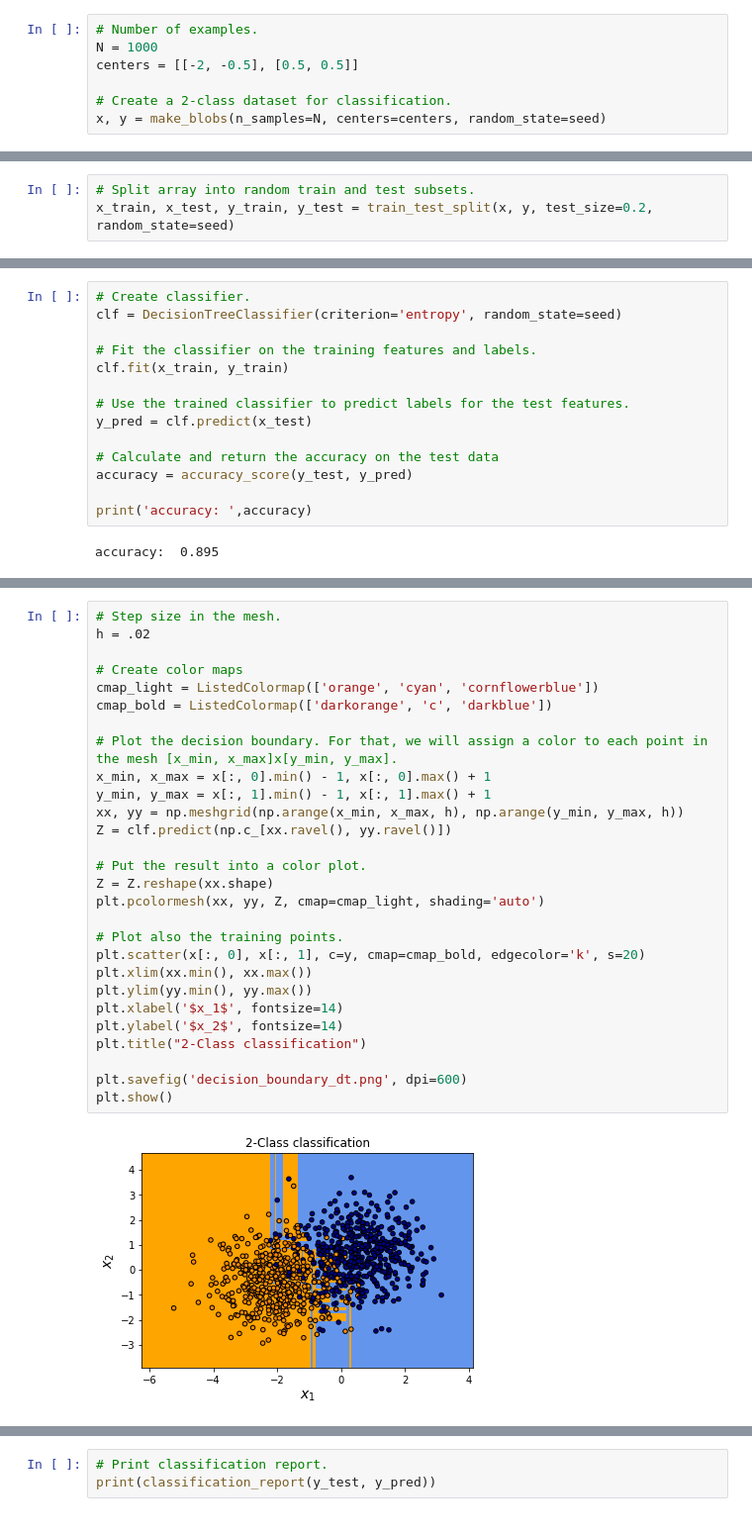
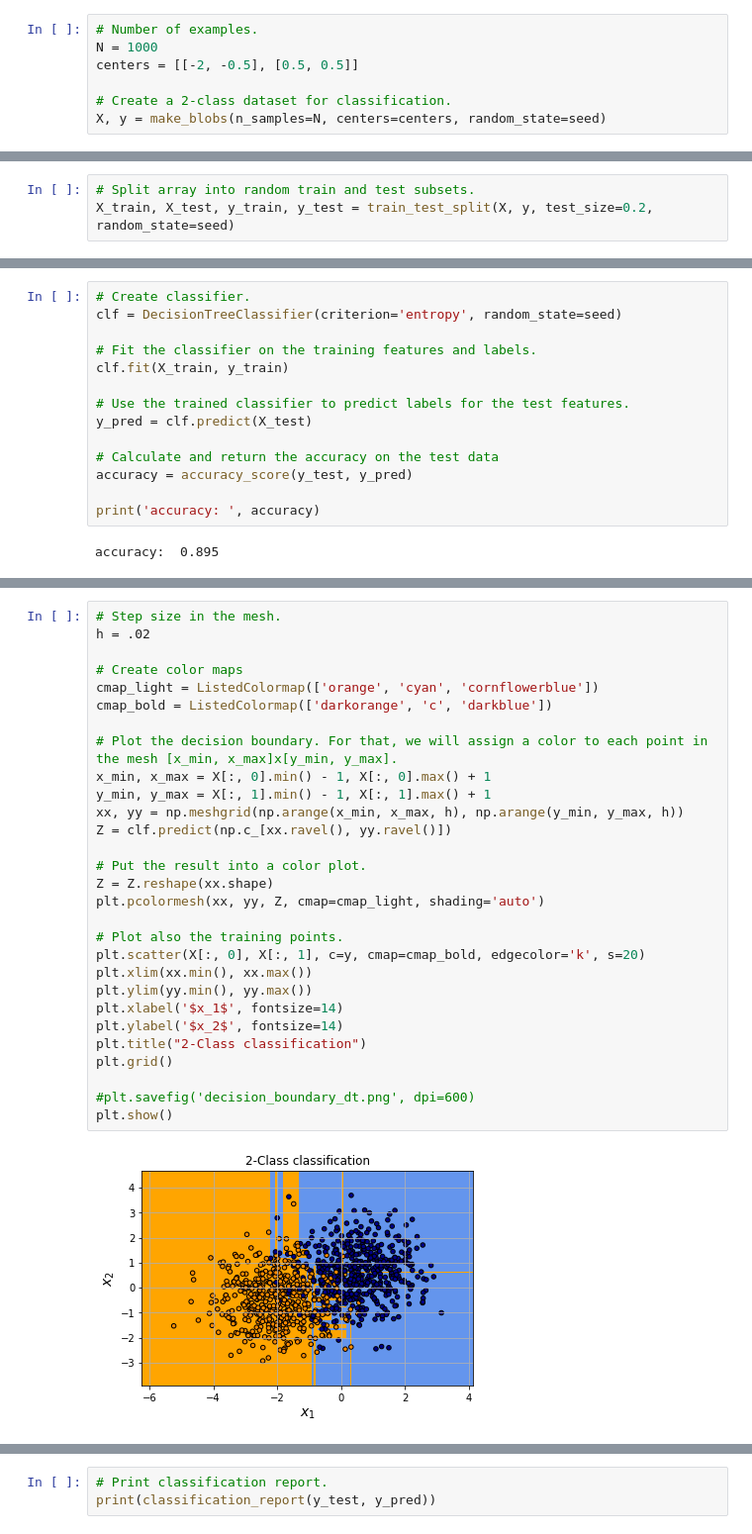
Before and after one commit to zz4fap/tp555-ml, a Jupyter notebook: exemplos/classification/DecisionTrees/DTTwoOverlappingClassesClassification.ipynb, the cells around one changed output, grey strips where cells are left out. Shown at 99% size. Saved outputs shown, nothing was run; the diff lists cells and outputs as text.

```diff
--- a/exemplos/classification/DecisionTrees/DTTwoOverlappingClassesClassification.ipynb
+++ b/exemplos/classification/DecisionTrees/DTTwoOverlappingClassesClassification.ipynb
@@ -22,7 +22,7 @@ N = 1000
 centers = [[-2, -0.5], [0.5, 0.5]]
 
 # Create a 2-class dataset for classification.
-x, y = make_blobs(n_samples=N, centers=centers, random_state=seed)
+X, y = make_blobs(n_samples=N, centers=centers, random_state=seed)
 # %%
 idx0 = np.argwhere(y == 0)
 idx1 = np.argwhere(y == 1)
@@ -39,6 +40,6 @@ plt.show()
 # %%
 # Split array into random train and test subsets.
-x_train, x_test, y_train, y_test = train_test_split(x, y, test_size=0.2, random_state=seed)
+X_train, X_test, y_train, y_test = train_test_split(X, y, test_size=0.2, random_state=seed)
 # %% [markdown]
 ## Decision Tree
 # %%
@@ -46,15 +47,15 @@ x_train, x_test, y_train, y_test = train_test_split(x, y, test_size=0.2, random_
 clf = DecisionTreeClassifier(criterion='entropy', random_state=seed)
 
 # Fit the classifier on the training features and labels.
-clf.fit(x_train, y_train)
+clf.fit(X_train, y_train)
 
 # Use the trained classifier to predict labels for the test features.
-y_pred = clf.predict(x_test)
+y_pred = clf.predict(X_test)
 
 # Calculate and return the accuracy on the test data
 accuracy = accuracy_score(y_test, y_pred)
 
-print('accuracy: ',accuracy)
+print('accuracy: ', accuracy)
 # %% [output]
 accuracy:  0.895
 # %%
@@ -70,33 +71,34 @@ Image(graph[0].create_png())
 # %%
 # Step size in the mesh.
 h = .02
 
 # Create color maps
 cmap_light = ListedColormap(['orange', 'cyan', 'cornflowerblue'])
 cmap_bold = ListedColormap(['darkorange', 'c', 'darkblue'])
 
 # Plot the decision boundary. For that, we will assign a color to each point in the mesh [x_min, x_max]x[y_min, y_max].
-x_min, x_max = x[:, 0].min() - 1, x[:, 0].max() + 1
-y_min, y_max = x[:, 1].min() - 1, x[:, 1].max() + 1
+x_min, x_max = X[:, 0].min() - 1, X[:, 0].max() + 1
+y_min, y_max = X[:, 1].min() - 1, X[:, 1].max() + 1
 xx, yy = np.meshgrid(np.arange(x_min, x_max, h), np.arange(y_min, y_max, h))
 Z = clf.predict(np.c_[xx.ravel(), yy.ravel()])
 
 # Put the result into a color plot.
 Z = Z.reshape(xx.shape)
 plt.pcolormesh(xx, yy, Z, cmap=cmap_light, shading='auto')
 
 # Plot also the training points.
-plt.scatter(x[:, 0], x[:, 1], c=y, cmap=cmap_bold, edgecolor='k', s=20)
+plt.scatter(X[:, 0], X[:, 1], c=y, cmap=cmap_bold, edgecolor='k', s=20)
 plt.xlim(xx.min(), xx.max())
 plt.ylim(yy.min(), yy.max())
 plt.xlabel('$x_1$', fontsize=14)
 plt.ylabel('$x_2$', fontsize=14)
 plt.title("2-Class classification")
+plt.grid()
 
-plt.savefig('decision_boundary_dt.png', dpi=600)
+#plt.savefig('decision_boundary_dt.png', dpi=600)
 plt.show()
 # %% [output]
-[figure, old version]
+[figure, new version]
 # %%
 # Plot the confusion matrix.
 mat = confusion_matrix(y_test, y_pred)
```
Also changed, not shown: parts of 15 cells of this notebook, 11 other files.
